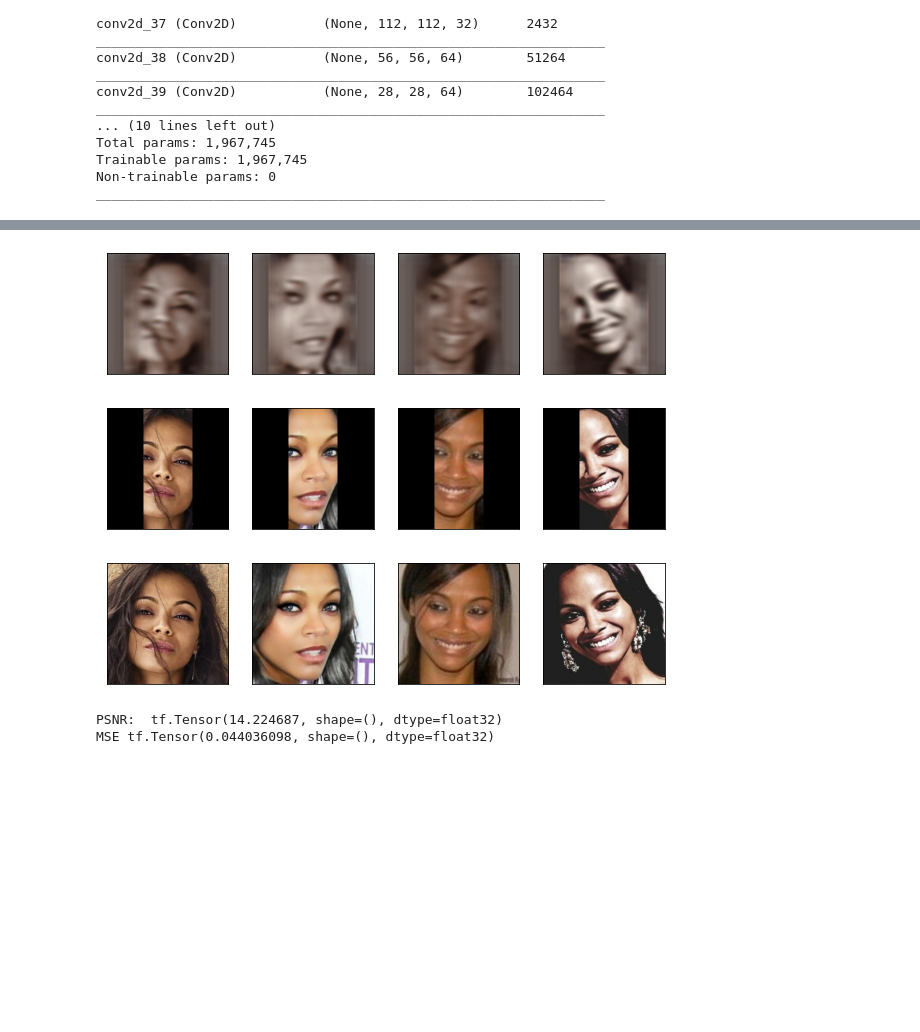
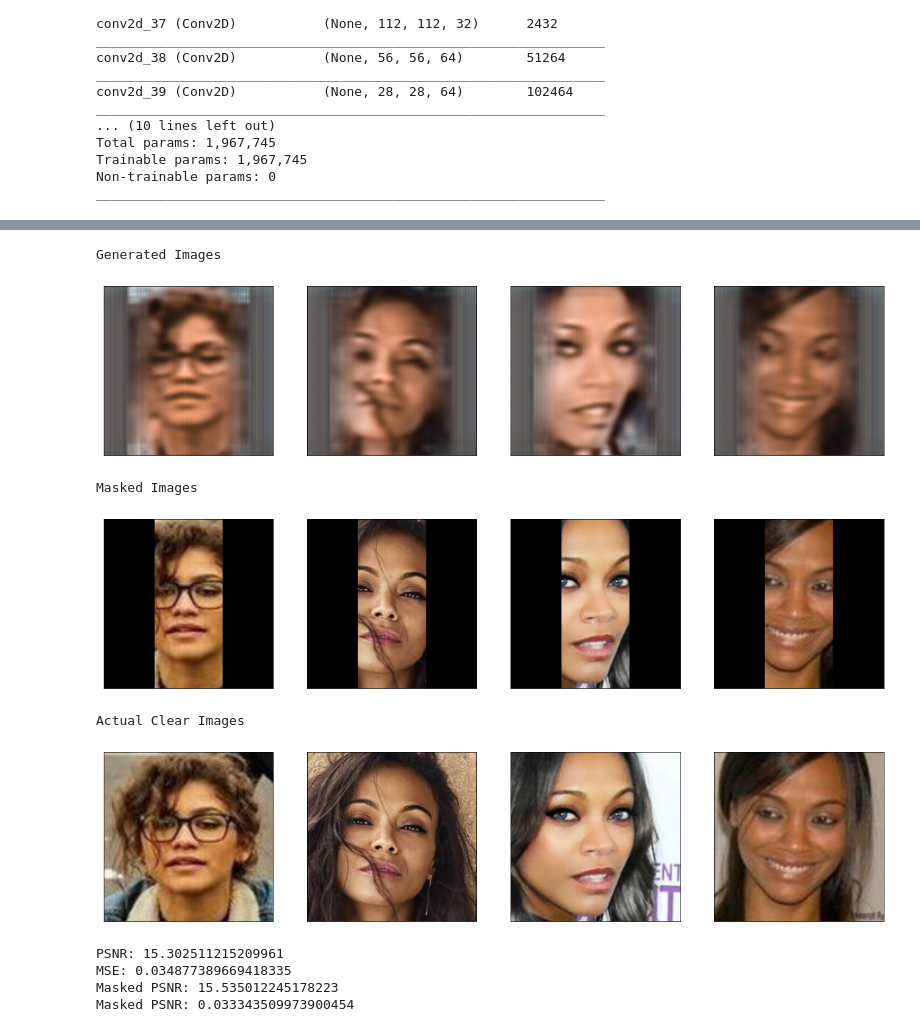
Before and after one commit to CoderSsVartak/Image-Reconstruction, a Jupyter notebook: image_reconstruction.ipynb, the cells around one changed output, grey strips where cells are left out. Drawn from its saved outputs; the diff is of its cells as text; code cells hidden in the pictures; blank space fills up the shorter version.

```diff
--- a/image_reconstruction.ipynb
+++ b/image_reconstruction.ipynb
@@ -536,7 +549,8 @@ disc_model.compile(optimizer=disc_optimizer, loss=disc_loss)
 #                    mask_compliment, accuracy_function,
 #                    save_after, checkpoint_function,
 
-train(train_data=train_data,
+train(gen_model, disc_model,
+      train_data=train_data,
       test_data = test_data,
       epochs=epochs, epochs_done=epochs_done,
       train_disc_after=train_disc_after,
@@ -546,18 +560,9 @@ train(train_data=train_data,
       mask_compliment=mask_compliment,
       metric=accuracy_function,
       save_after=save_after, save_model=save_model,
-      history=logs, save_logs=save_logs)
+      history=logs, save_logs=save_logs,
+      model_weights=('/Generator_40epochs.h5', '/Discriminator_40epochs.h5'))
 
-
-# Save the final model and the logs
-# save_model(gen_model, disc_model,
-#      gen_filename=f'Generator_{epochs+epochs_done}epochs.h5',
-#      disc_filename=f'Discriminator_{epochs+epochs_done}epochs.h5')
-
-# save_logs(logs=history,
-#           previous_logs=history,
-#           logfile_name='logs.pickle',
-#           keys=history.keys())
-
+# Load the logs of the completely trained model
 logs = load_logs(logfile_name=f'logs_{epochs+epochs_done}epochs.pickle')
 # %% [output]
@@ -582,11 +587,24 @@ TypeError: ignored
 # %%
-start = np.random.randint(600, 630)
-end = start + 4
+# start = np.random.randint(600, 626)
+start, count = np.random.randint(600, 626), 4
+end = start + count
+figsize = (20, 20)
 
 gen_imgs = gen_model.predict(masked_images[start: end])
-plot(gen_imgs, figsize=(10, 10))
-plot(masked_images[start: end], figsize=(10, 10))
-plot(images[start: end], figsize=(10, 10))
-print("PSNR: ", psnr(images[start: end], gen_imgs))
-print("MSE", mse(images[start: end], gen_imgs))
+
+print("Generated Images")
+plot(gen_imgs, figsize=figsize)
+
+print("Masked Images")
+plot(masked_images[start: end], figsize=figsize)
+
+print("Actual Clear Images")
+plot(images[start: end], figsize=figsize)
+
+print(f"PSNR: {psnr(images[start: end], gen_imgs)}")
+print(f"MSE: {mse(images[start: end], gen_imgs)}")
+
+# Metrics on masked images
+print(f"Masked PSNR: {psnr((1-mask)*images[start: end], (1-mask)*gen_imgs)}")
+print(f"Masked PSNR: {mse((1-mask)*images[start: end], (1-mask)*gen_imgs)}")
 # %% [output]
@@ -593,8 +614,13 @@ print("MSE", mse(images[start: end], gen_imgs))
+Generated Images
-[figure, old version]
+[figure, new version]
+Masked Images
-[figure, old version]
+[figure, new version]
+Actual Clear Images
-[figure, old version]
+[figure, new version]
-PSNR:  tf.Tensor(14.224687, shape=(), dtype=float32)
-MSE tf.Tensor(0.044036098, shape=(), dtype=float32)
+PSNR: 15.302511215209961
+MSE: 0.034877389669418335
+Masked PSNR: 15.535012245178223
+Masked PSNR: 0.033343509973900454
 # %%
 def plot_curve(train_data=None, validation_data=None, name='', xlabel='', ylabel=''):
 
```
Also changed, not shown: parts of 11 cells of this notebook.
